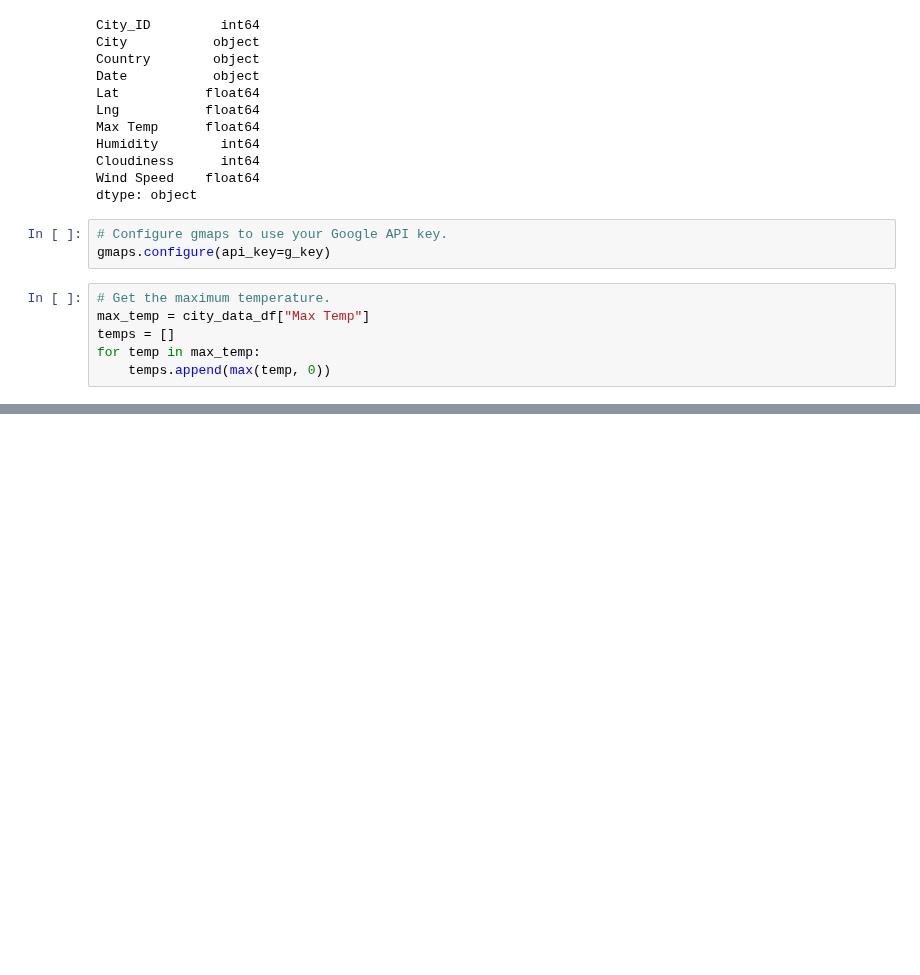
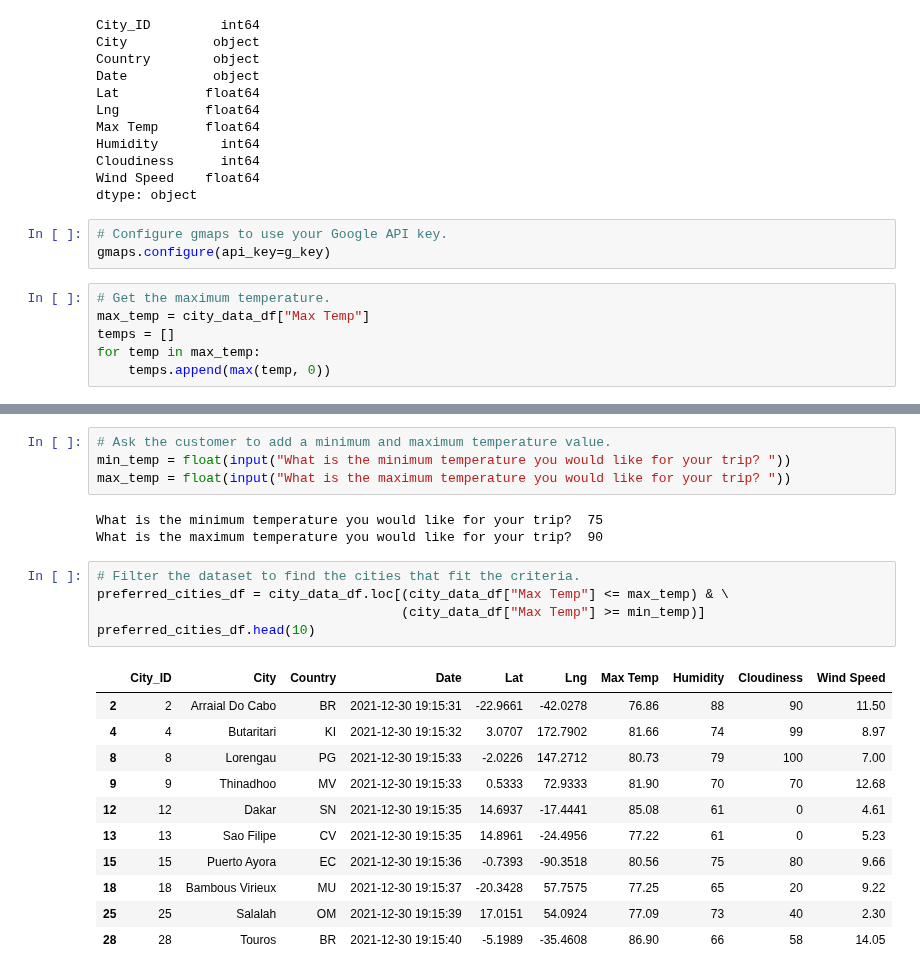
Before and after one commit to togneva/World-Weather-Analysis, a Jupyter notebook: VacationPy.ipynb, the cells around one changed output, grey strips where cells are left out. Saved outputs shown, nothing was run; the diff lists cells and outputs as text; blank space fills up the shorter version.

```diff
--- a/VacationPy.ipynb
+++ b/VacationPy.ipynb
@@ -96,3 +97,27 @@ fig.add_layer(heat_layer)
 fig
 # %% [output]
 [interactive output not drawn]
+# %%
+# Ask the customer to add a minimum and maximum temperature value.
+min_temp = float(input("What is the minimum temperature you would like for your trip? "))
+max_temp = float(input("What is the maximum temperature you would like for your trip? "))
+# %% [output]
+What is the minimum temperature you would like for your trip?  75
+What is the maximum temperature you would like for your trip?  90
+# %%
+# Filter the dataset to find the cities that fit the criteria.
+preferred_cities_df = city_data_df.loc[(city_data_df["Max Temp"] <= max_temp) & \
+                                       (city_data_df["Max Temp"] >= min_temp)]
+preferred_cities_df.head(10)
+# %% [output]
+|  | City_ID | City | Country | Date | Lat | Lng | Max Temp | Humidity | Cloudiness | Wind Speed |
+| 2 | 2 | Arraial Do Cabo | BR | 2021-12-30 19:15:31 | -22.9661 | -42.0278 | 76.86 | 88 | 90 | 11.50 |
+| 4 | 4 | Butaritari | KI | 2021-12-30 19:15:32 | 3.0707 | 172.7902 | 81.66 | 74 | 99 | 8.97 |
+| 8 | 8 | Lorengau | PG | 2021-12-30 19:15:33 | -2.0226 | 147.2712 | 80.73 | 79 | 100 | 7.00 |
+| 9 | 9 | Thinadhoo | MV | 2021-12-30 19:15:33 | 0.5333 | 72.9333 | 81.90 | 70 | 70 | 12.68 |
+| 12 | 12 | Dakar | SN | 2021-12-30 19:15:35 | 14.6937 | -17.4441 | 85.08 | 61 | 0 | 4.61 |
+| 13 | 13 | Sao Filipe | CV | 2021-12-30 19:15:35 | 14.8961 | -24.4956 | 77.22 | 61 | 0 | 5.23 |
+| 15 | 15 | Puerto Ayora | EC | 2021-12-30 19:15:36 | -0.7393 | -90.3518 | 80.56 | 75 | 80 | 9.66 |
+| 18 | 18 | Bambous Virieux | MU | 2021-12-30 19:15:37 | -20.3428 | 57.7575 | 77.25 | 65 | 20 | 9.22 |
+| 25 | 25 | Salalah | OM | 2021-12-30 19:15:39 | 17.0151 | 54.0924 | 77.09 | 73 | 40 | 2.30 |
+| 28 | 28 | Touros | BR | 2021-12-30 19:15:40 | -5.1989 | -35.4608 | 86.90 | 66 | 58 | 14.05 |
```
Also changed, not shown: parts of 10 cells of this notebook, 1 other file.
